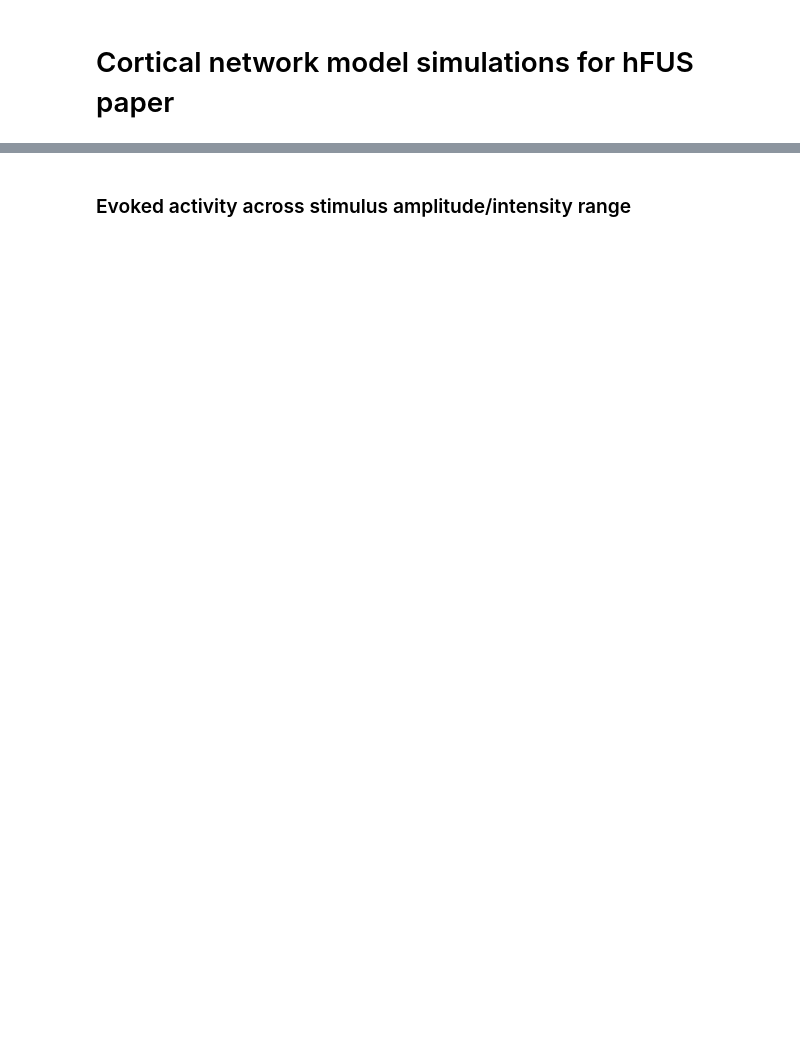
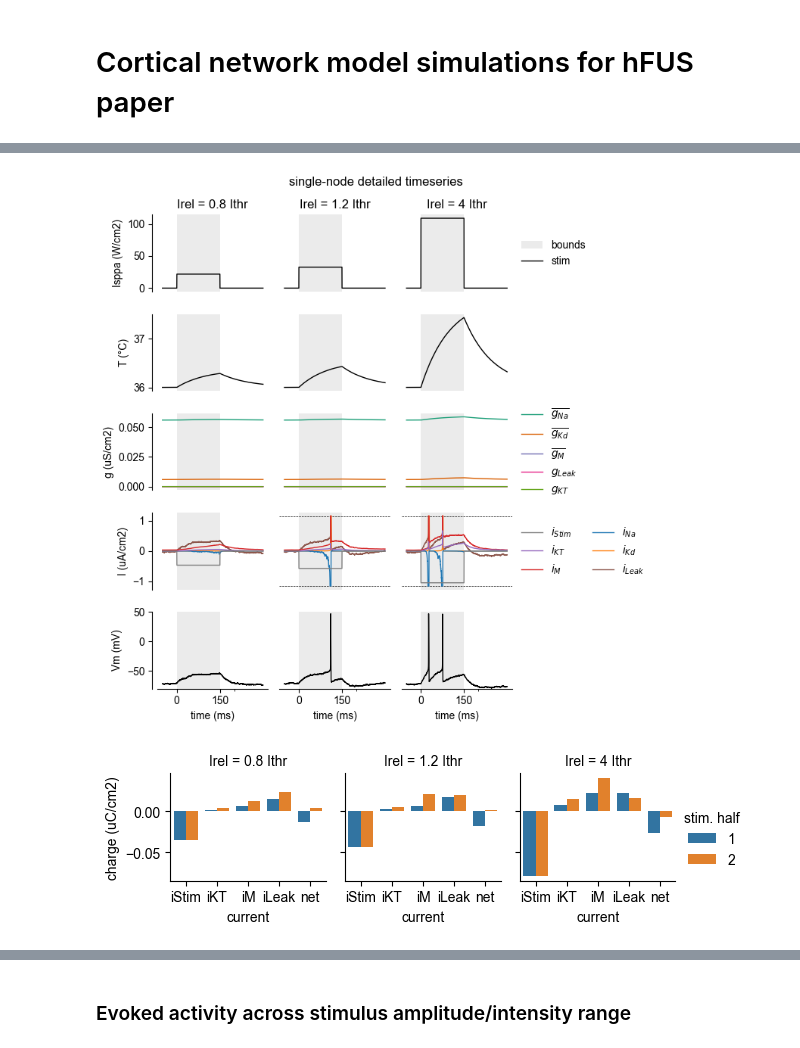
Before and after one commit to tjjlemaire/fusnetwork, a Jupyter notebook: hFUS_paper.ipynb, the cells around one changed output, grey strips where cells are left out. Drawn from its saved outputs; the diff is of its cells as text; code cells hidden in the pictures; blank space fills up the shorter version.

```diff
--- a/hFUS_paper.ipynb
+++ b/hFUS_paper.ipynb
@@ -159,0 +123,42 @@ for kind, xvec in model.get_stimdists().items():
+# %%
+# Set sub- and supra-threshold amplitudes
+rel_Isppas = [0.8, 1.2, 4]
+
+# Add stochastic noise
+model.noise_amp = noise_amp  # mA/cm2
+
+# Plot simulation results at various sub, threshold and supra-threshold amplitudes
+data = {}
+for rel_Isppa in rel_Isppas:
+    Isppa = rel_Isppa * Ithr
+    model.set_stim(Isppa)
+    data[f'{rel_Isppa} Ithr'] = model.simulate()
+data = pd.concat(data, axis=0, names=['Irel'])
+
+title = f'single-node detailed timeseries'
+figs[title] = model.plot_results(
+    data,
+    exclude=[
+        # 'T',
+        # 'conductances',
+    ],
+    clip_currents=True,
+    gmode='abs',
+)
+figs[title].suptitle(title)
+
+# Compare injected charges by each current in first and second half of stimulus
+charges = model.compute_charge_by_stimhalf(data).drop(['iNa', 'iKd'], axis=1)
+charges['net'] = charges.sum(axis=1)
+qkey = 'charge (uC/cm2)'
+g = sns.catplot(
+    height=2,
+    data=charges.stack().rename(qkey).reset_index(),
+    kind='bar',
+    x='current',
+    y=qkey,
+    hue='stim. half',
+    col='Irel',
+)
+figs['single node charge'] = g.figure
+# %% [output]
@@ -159,0 +172,2 @@ for kind, xvec in model.get_stimdists().items():
+[figure, added]
+[figure, added]
```
Also changed, not shown: parts of 18 cells of this notebook, 2 other files.
